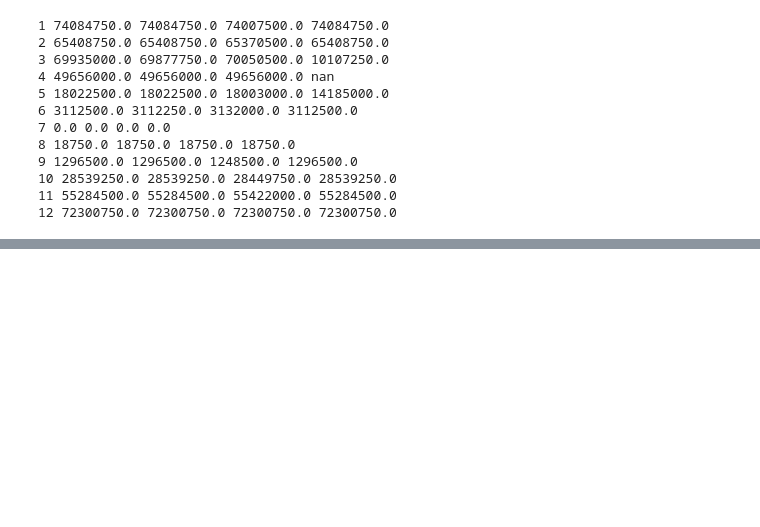
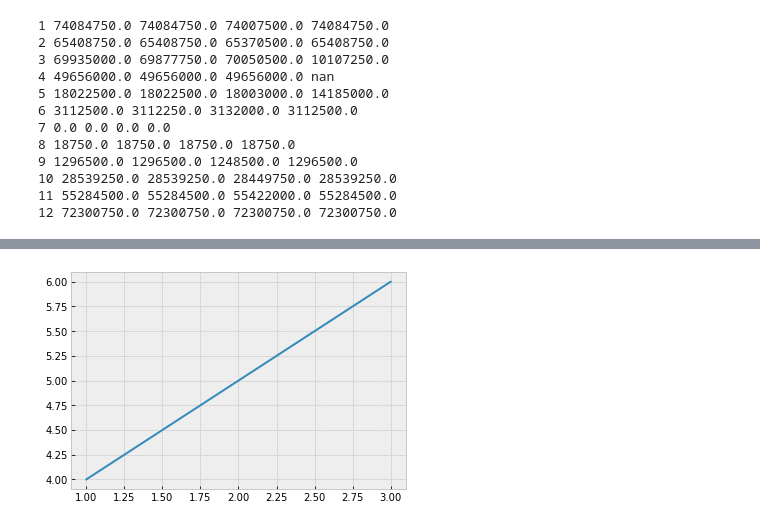
Before and after one commit to alanmitchell/heat-recovery-billing, a Jupyter notebook: heat_billing.ipynb, the cells around one changed output, grey strips where cells are left out. Saved outputs shown, nothing was run; the diff lists cells and outputs as text; code cells hidden in the pictures; blank space fills up the shorter version.

```diff
--- a/heat_billing.ipynb
+++ b/heat_billing.ipynb
@@ -235,0 +310,9 @@ False
+# %%
+import io
+plt.plot([1,2,3], [4,5,6])
+buf = io.BytesIO()
+plt.savefig(buf)
+buf.seek(0)
+img = PIL.Image.open(buf)
+# %% [output]
+[figure, added]
```
Also changed, not shown: parts of 13 cells of this notebook, 7 other files.
